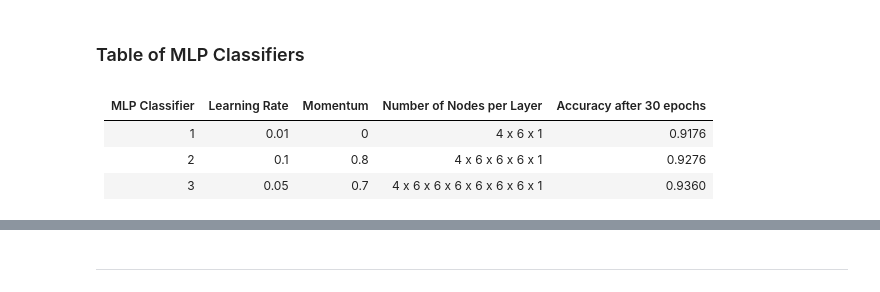
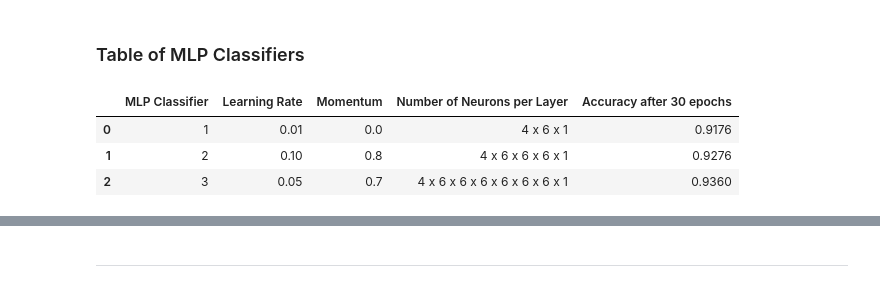
Before and after one commit to jishnu3000/airline-satisfaction, a Jupyter notebook: airline-satisfaction.ipynb, the cells around one changed output, grey strips where cells are left out. Saved outputs shown, nothing was run; the diff lists cells and outputs as text; code cells hidden in the pictures.

```diff
--- a/airline-satisfaction.ipynb
+++ b/airline-satisfaction.ipynb
@@ -2218,9 +2286,20 @@ Epoch 30/30
 <keras.callbacks.History at 0x...>
 # %% [markdown]
 ### Table of MLP Classifiers
-# %% [markdown]
-|    MLP Classifier     |      Learning Rate      |  Momentum |  Number of Nodes per Layer        | Accuracy after 30 epochs |
-|-----------------------|-------------------------|-----------|-----------------------------------|--------------------------|
-|          1            |           0.01          |     0     |    4 x 6 x 1                      |         0.9176           |
-|          2            |           0.1           |    0.8    |    4 x 6 x 6 x 6 x 1              |         0.9276           |
-|          3            |           0.05          |    0.7    |    4 x 6 x 6 x 6 x 6 x 6 x 6 x 1  |         0.9360           |
+# %%
+mlp_df = pd.DataFrame(
+    data={
+        'MLP Classifier': [1, 2, 3],
+        'Learning Rate': [0.01, 0.1, 0.05],
+        'Momentum': [0, 0.8, 0.7],
+        'Number of Neurons per Layer': ['4 x 6 x 1', '4 x 6 x 6 x 6 x 1', '4 x 6 x 6 x 6 x 6 x 6 x 6 x 1'],
+        'Accuracy after 30 epochs': [0.9176, 0.9276, 0.9360]
+    }
+)
+
+mlp_df
+# %% [output]
+|  | MLP Classifier | Learning Rate | Momentum | Number of Neurons per Layer | Accuracy after 30 epochs |
+| 0 | 1 | 0.01 | 0.0 | 4 x 6 x 1 | 0.9176 |
+| 1 | 2 | 0.10 | 0.8 | 4 x 6 x 6 x 6 x 1 | 0.9276 |
+| 2 | 3 | 0.05 | 0.7 | 4 x 6 x 6 x 6 x 6 x 6 x 6 x 1 | 0.9360 |
```
Also changed, not shown: parts of 12 cells of this notebook.
